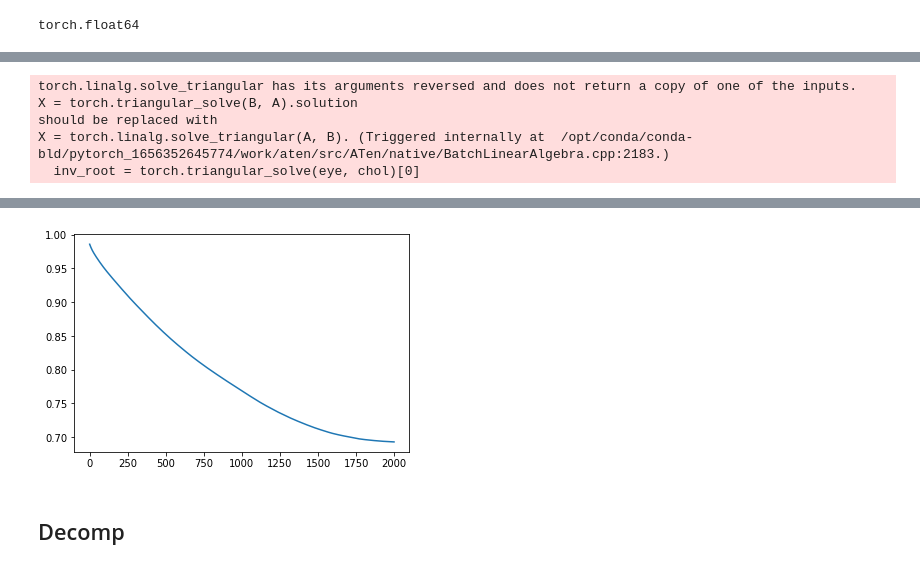
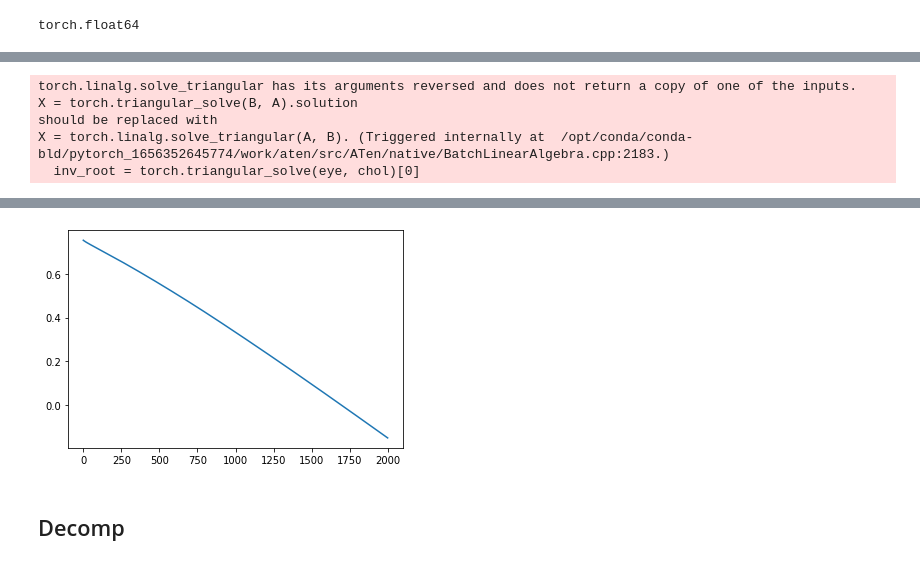
Before and after one commit to Aadesh-1404/nilm-gaussian-process, a Jupyter notebook: AAAI/gp_mean_std_.ipynb, the cells around one changed output, grey strips where cells are left out. Drawn from its saved outputs; the diff is of its cells as text; code cells hidden in the pictures.

```diff
--- a/AAAI/gp_mean_std_.ipynb
+++ b/AAAI/gp_mean_std_.ipynb
@@ -40,19 +40,20 @@ train ={1:{
                     'start_time': "2011-04-19" ,
                     'end_time': "2011-05-22"
                 },
-
-                5: {
-                    'start_time': "2011-04-22" ,
-                    'end_time': "2011-06-01"
-                },6: {
+                6: {
                     'start_time': "2011-05-25" ,
                     'end_time': "2011-06-13"
                 },
 
-                }
-test = {2: {
+               2: {
                     'start_time': "2011-04-21" ,
                     'end_time': "2011-05-21"
+                },
+
+                }
+test = { 5: {
+                    'start_time': "2011-04-22" ,
+                    'end_time': "2011-06-01"
                 },}
 appliances = ["Refrigerator"]
 # %%
@@ -196,10 +215,10 @@ def dataset_load(appliances, train, test=None):
 # %%
-x_train, y_train, x_test, y_test, x_train_features, x_test_features, x_train_timstamp, x_test_timestamp, test_timestamp_orig, scaler_x, scaler_y, scaler_time, scaler_main, x_test_main = dataset_load(appliances, train, test)
+x_train, y_train, x_test, y_test, x_train_features, x_test_features, x_train_timstamp, x_test_timestamp, scalers, x_test_main = dataset_load(appliances, train, test)
 # %%
 x_train_full = jnp.concatenate((x_train_features, jnp.array(np.array(x_train_timstamp))), axis=1)
 x_test_full = jnp.concatenate((x_test_features, jnp.array(np.array(x_test_timestamp))), axis=1)
 # %%
-n = 3
+n = 2
 # x_train_full = jnp.concatenate((x_train.reshape(-1,n), jnp.array(np.array(x_train_timstamp))), axis=1)
 # x_test_full = jnp.concatenate((x_test.reshape(-1,n), jnp.array(np.array(x_test_timestamp))), axis=1)
-x_train_full.shape, x_test_full.shape
+# x_train_full.shape, x_test_full.shape
@@ -259,9 +276,9 @@ for i in range(1):
 
    #nu=2.5,
 
-  kernel1 = ScaleKernel(MaternKernel(nu=2.5, ard_num_dims=4))
-  # kernel2 = ScaleKernel(MaternKernel(nu=0.5,ard_num_dims=1,active_dims=(3)))
-  # kernel3 = ScaleKernel(PeriodicKernel(ard_num_dims=1,active_dims=(3)))
+  kernel1 = ScaleKernel(MaternKernel(nu=2.5, ard_num_dims=n))
+  # kernel2 = ScaleKernel(MaternKernel(nu=0.5,ard_num_dims=1,active_dims=(n)))
+  # kernel3 = ScaleKernel(PeriodicKernel(ard_num_dims=1,active_dims=(n)))
   # kernel5 = ScaleKernel(gpytorch.kernels.SpectralDeltaKernel(num_dims=n,ard_num_dims=n))
 #   theta =  {'base_covar_module.kernels.0.base_kernel.lengthscale': torch.tensor(0.5),
 #         'base_covar_module.kernels.0.outputscale': torch.tensor(5.0),
@@ -270,7 +287,7 @@ for i in range(1):
 #         'base_covar_module.kernels.1.kernels.1.outputscale':torch.tensor(1.0),
 #         'base_covar_module.kernels.1.kernels.1.base_kernel.lengthscale': torch.tensor(1.0),
 #         'base_covar_module.kernels.1.kernels.1.base_kernel.period_length': torch.tensor(0.01),}
-  # theta = { 'base_covar_module.kernels.1.kernels.1.base_kernel.period_length': torch.tensor(0.01),}
+  theta = { 'base_covar_module.kernels.1.kernels.1.base_kernel.period_length': torch.tensor(0.01),}
   # kernel4 = kernel2*kernel3
   kernel = kernel1 #+ kernel4
   # induce_points = 512
@@ -287,7 +304,7 @@ for i in range(1):
   # theta1 = {'likelihood.noise_covar.noise': torch.tensor(3),
   #       'covar_module.base_kernel.lengthscale': torch.tensor(0.1),
   #       'covar_module.outputscale': torch.tensor(5),}
-  loss = model.fit(lr=0.001, n_epochs=2000,verbose=1,
+  loss = model.fit(lr=0.001, n_epochs=2000,verbose=1, thetas = None,
           random_state=0, n_restarts=1)
 #   loss_arr.append(loss)
   # print(loss)
@@ -331,2 +348,2 @@ restart: 0, epoch: 2000, iter: 1, loss: 0.6931
-[figure, old version]
+[figure, new version]
 # %%
```
Also changed, not shown: parts of 39 cells of this notebook, 5 other files.
